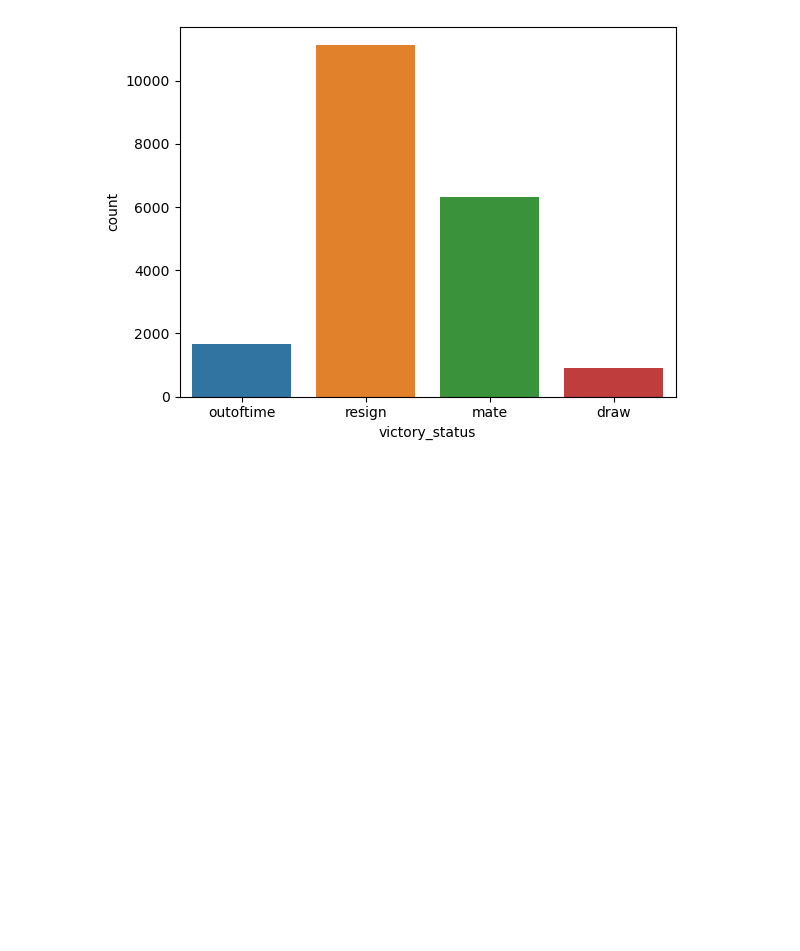
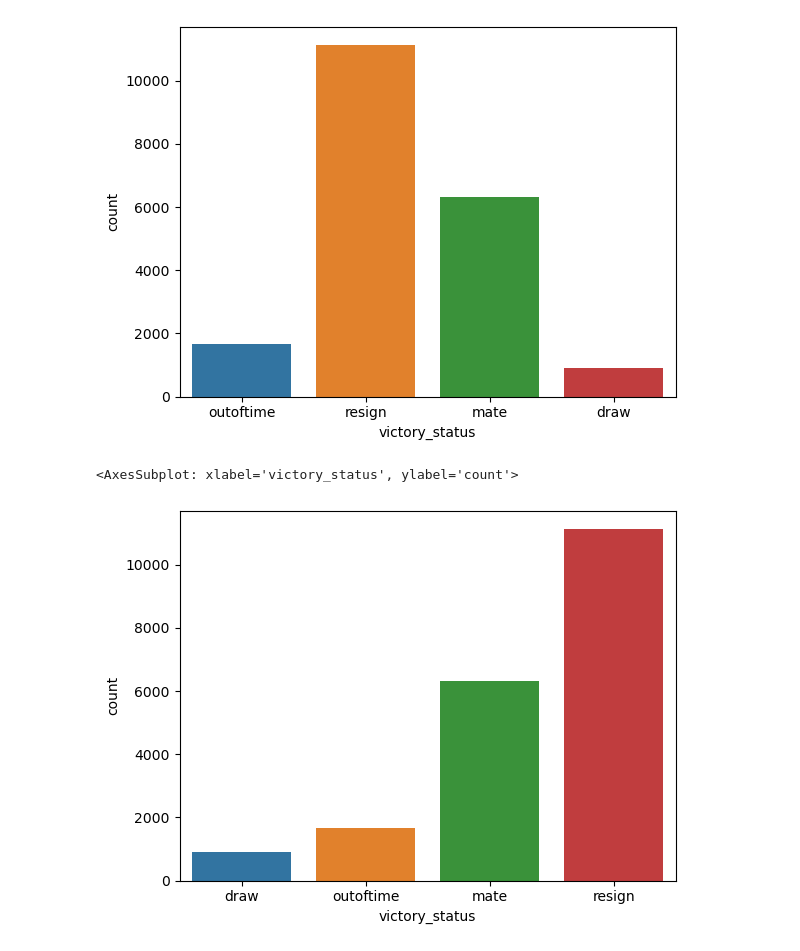
Before and after one commit to oldoc63/learningDS, a Jupyter notebook: barCharts/plot2.py.ipynb, the cells around one changed output. Saved outputs shown, nothing was run; the diff lists cells and outputs as text; code cells hidden in the pictures; blank space fills up the shorter version.

```diff
--- a/barCharts/plot2.py.ipynb
+++ b/barCharts/plot2.py.ipynb
@@ -9,3 +9,8 @@ sns.countplot(x=df["victory_status"])
 # %% [output]
 <AxesSubplot: xlabel='victory_status', ylabel='count'>
 [figure]
+# %%
+sns.countplot(x=df["victory_status"], order=df["victory_status"].value_counts(ascending=True).index)
+# %% [output]
+<AxesSubplot: xlabel='victory_status', ylabel='count'>
+[figure, added]
```
Also changed, not shown: 2 other files.
